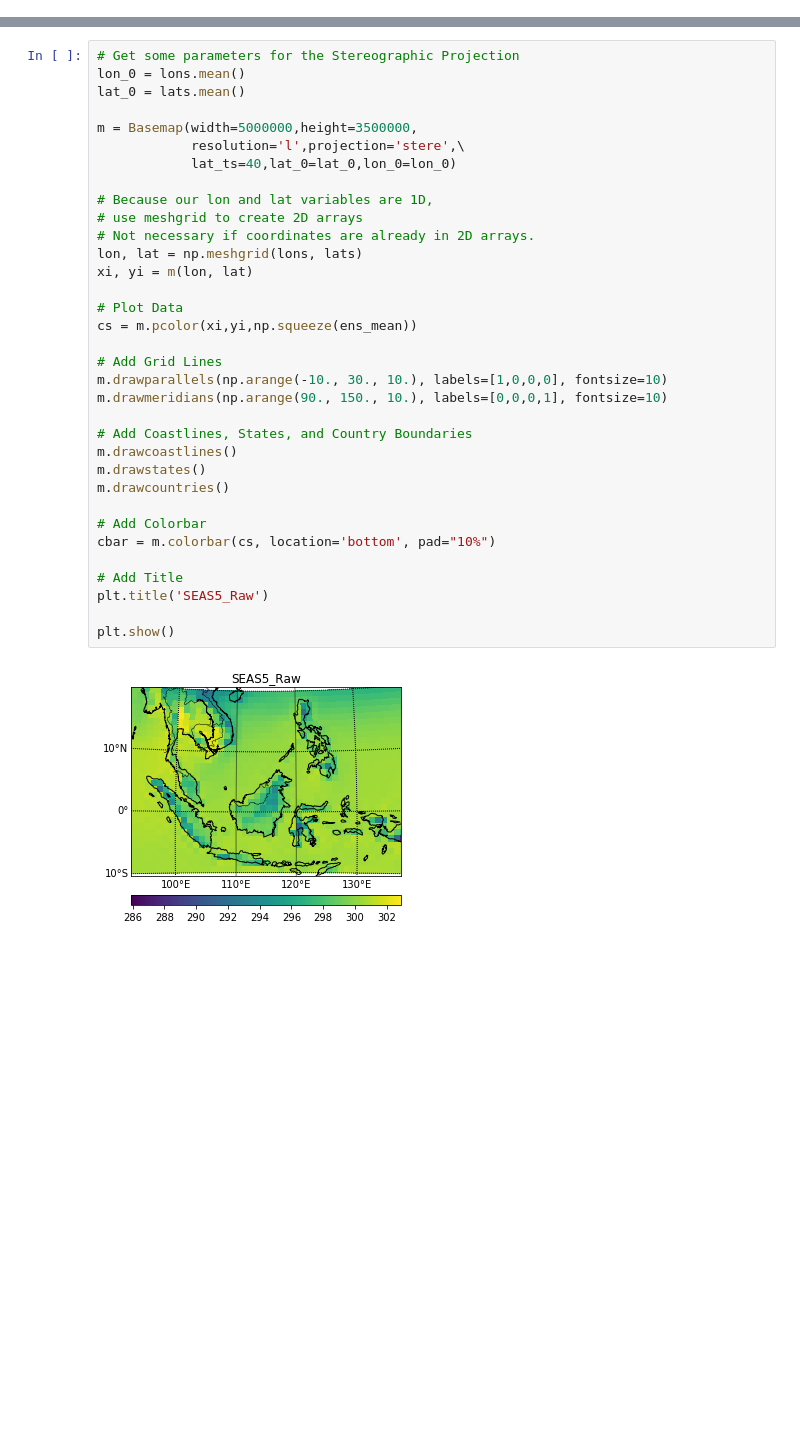
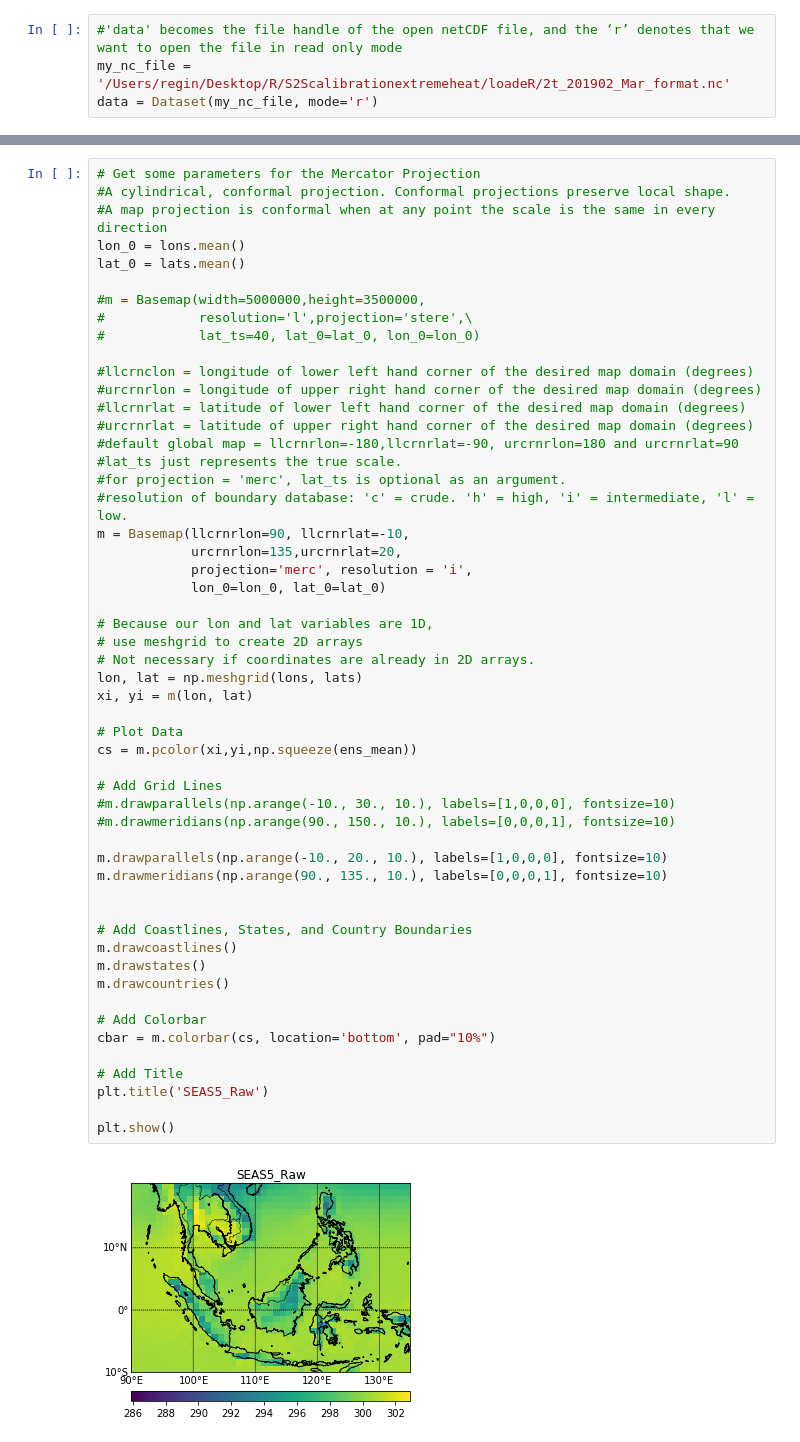
Before and after one commit to regi0008/S2Scalibrationextremeheat, a Jupyter notebook: notebooks/plot_SEAS5_raw.ipynb, the cells around one changed output, grey strips where cells are left out. Drawn from its saved outputs; the diff is of its cells as text; blank space fills up the shorter version.

Commit message:
Update plot_SEAS5_raw.ipynb
Resolved projection issue

```diff
--- a/notebooks/plot_SEAS5_raw.ipynb
+++ b/notebooks/plot_SEAS5_raw.ipynb
@@ -11 +8,5 @@ data = Dataset(my_nc_file, mode='r')
+# %%
+#'data' becomes the file handle of the open netCDF file, and the ‘r’ denotes that we want to open the file in read only mode
+my_nc_file = '/Users/regin/Desktop/R/S2Scalibrationextremeheat/loadeR/2t_201902_Mar_format.nc'
+data = Dataset(my_nc_file, mode='r')
 # %%
@@ -18,38 +22,57 @@ print(ens_mean.shape)
 # %% [output]
 (31, 51)
 # %%
-# Get some parameters for the Stereographic Projection
+# Get some parameters for the Mercator Projection
+#A cylindrical, conformal projection. Conformal projections preserve local shape.
+#A map projection is conformal when at any point the scale is the same in every direction
 lon_0 = lons.mean()
 lat_0 = lats.mean()
 
-m = Basemap(width=5000000,height=3500000,
-            resolution='l',projection='stere',\
-            lat_ts=40,lat_0=lat_0,lon_0=lon_0)
+#m = Basemap(width=5000000,height=3500000,
+#            resolution='l',projection='stere',\
+#            lat_ts=40, lat_0=lat_0, lon_0=lon_0)
+
+#llcrnclon = longitude of lower left hand corner of the desired map domain (degrees)
+#urcrnrlon = longitude of upper right hand corner of the desired map domain (degrees)
+#llcrnrlat = latitude of lower left hand corner of the desired map domain (degrees)
+#urcrnrlat = latitude of upper right hand corner of the desired map domain (degrees)
+#default global map = llcrnrlon=-180,llcrnrlat=-90, urcrnrlon=180 and urcrnrlat=90
+#lat_ts just represents the true scale.
+#for projection = 'merc', lat_ts is optional as an argument.
+#resolution of boundary database: 'c' = crude. 'h' = high, 'i' = intermediate, 'l' = low.
+m = Basemap(llcrnrlon=90, llcrnrlat=-10,
+            urcrnrlon=135,urcrnrlat=20,
+            projection='merc', resolution = 'i',
+            lon_0=lon_0, lat_0=lat_0)
 
 # Because our lon and lat variables are 1D,
 # use meshgrid to create 2D arrays
 # Not necessary if coordinates are already in 2D arrays.
 lon, lat = np.meshgrid(lons, lats)
 xi, yi = m(lon, lat)
 
 # Plot Data
 cs = m.pcolor(xi,yi,np.squeeze(ens_mean))
 
 # Add Grid Lines
-m.drawparallels(np.arange(-10., 30., 10.), labels=[1,0,0,0], fontsize=10)
-m.drawmeridians(np.arange(90., 150., 10.), labels=[0,0,0,1], fontsize=10)
+#m.drawparallels(np.arange(-10., 30., 10.), labels=[1,0,0,0], fontsize=10)
+#m.drawmeridians(np.arange(90., 150., 10.), labels=[0,0,0,1], fontsize=10)
+
+m.drawparallels(np.arange(-10., 20., 10.), labels=[1,0,0,0], fontsize=10)
+m.drawmeridians(np.arange(90., 135., 10.), labels=[0,0,0,1], fontsize=10)
+
 
 # Add Coastlines, States, and Country Boundaries
 m.drawcoastlines()
 m.drawstates()
 m.drawcountries()
 
 # Add Colorbar
 cbar = m.colorbar(cs, location='bottom', pad="10%")
 
 # Add Title
 plt.title('SEAS5_Raw')
 
 plt.show()
 # %% [output]
-[figure, old version]
+[figure, new version]
```
Also changed, not shown: parts of 3 cells of this notebook.
